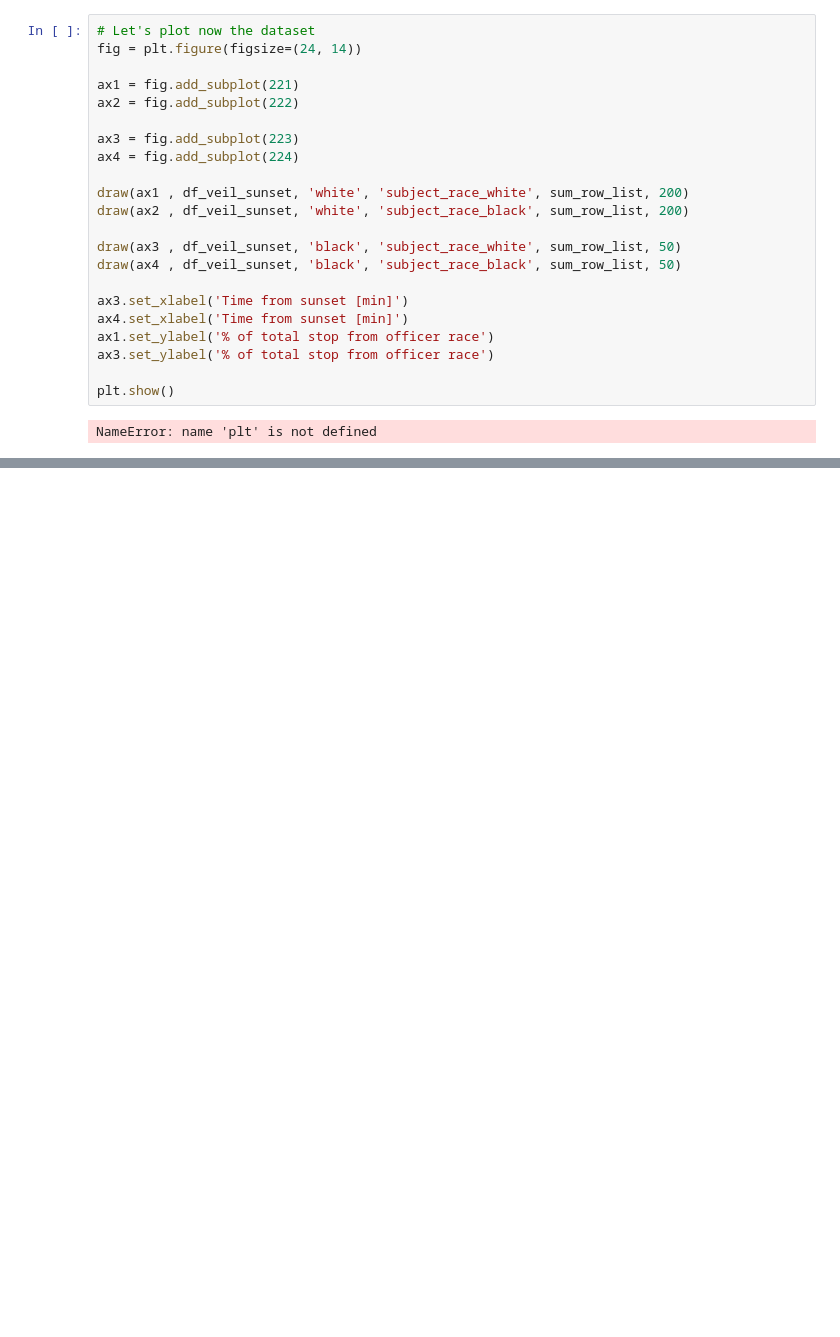
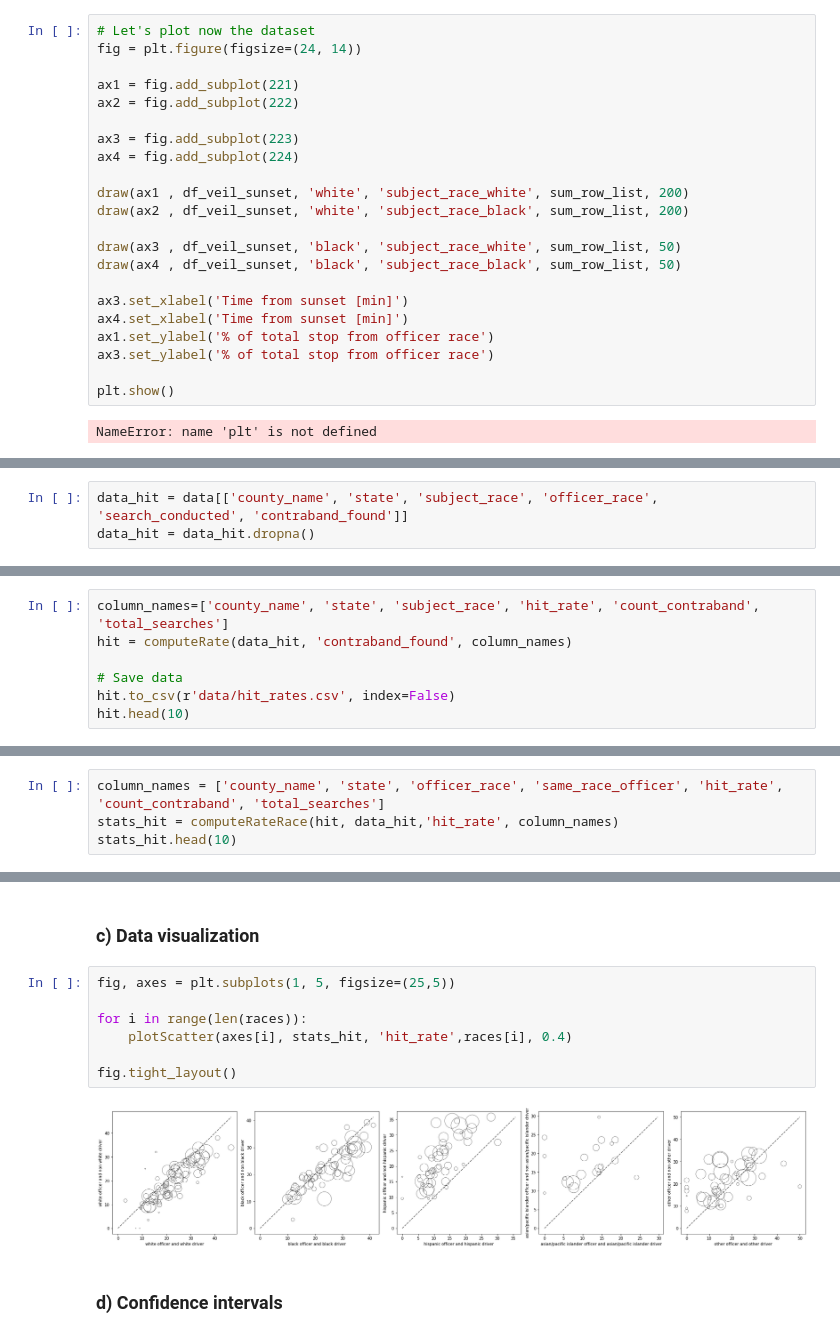
Before and after one commit to epfl-ada/ada-2020-project-milestone-p3-p3_adahn, a Jupyter notebook: extension.ipynb, the cells around one changed output, grey strips where cells are left out. Drawn from its saved outputs; the diff is of its cells as text; blank space fills up the shorter version.

```diff
--- a/extension.ipynb
+++ b/extension.ipynb
@@ -362,0 +723,3 @@ NameError: name 'plt' is not defined
+# %%
+data_hit = data[['county_name', 'state', 'subject_race', 'officer_race', 'search_conducted', 'contraband_found']]
+data_hit = data_hit.dropna()
@@ -362,0 +728,7 @@ NameError: name 'plt' is not defined
+# %%
+column_names=['county_name', 'state', 'subject_race', 'hit_rate', 'count_contraband', 'total_searches']
+hit = computeRate(data_hit, 'contraband_found', column_names)
+
+# Save data
+hit.to_csv(r'data/hit_rates.csv', index=False)
+hit.head(10)
@@ -362,0 +749,4 @@ NameError: name 'plt' is not defined
+# %%
+column_names = ['county_name', 'state', 'officer_race', 'same_race_officer', 'hit_rate', 'count_contraband', 'total_searches']
+stats_hit = computeRateRace(hit, data_hit,'hit_rate', column_names)
+stats_hit.head(10)
@@ -362,0 +765,13 @@ NameError: name 'plt' is not defined
+# %% [markdown]
+### c) Data visualization
+# %%
+fig, axes = plt.subplots(1, 5, figsize=(25,5))
+
+for i in range(len(races)):
+    plotScatter(axes[i], stats_hit, 'hit_rate',races[i], 0.4)
+
+fig.tight_layout()
+# %% [output]
+[figure, added]
+# %% [markdown]
+### d) Confidence intervals
```
Also changed, not shown: parts of 47 cells of this notebook, 1 other file.
